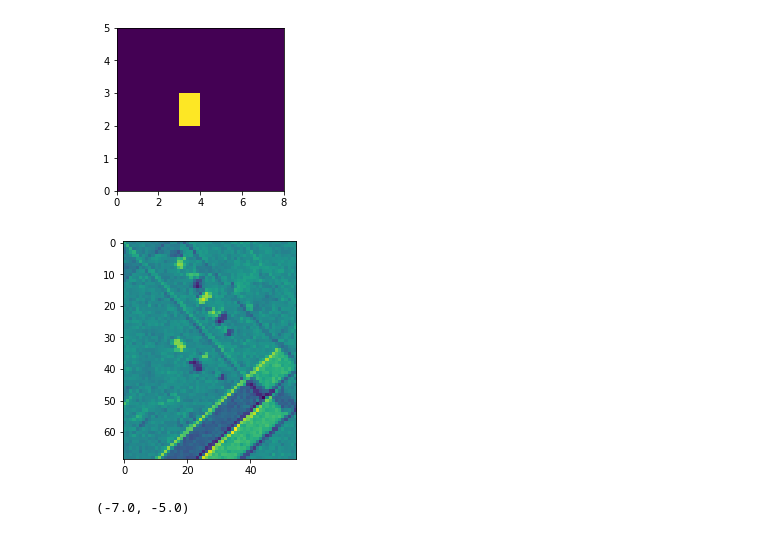
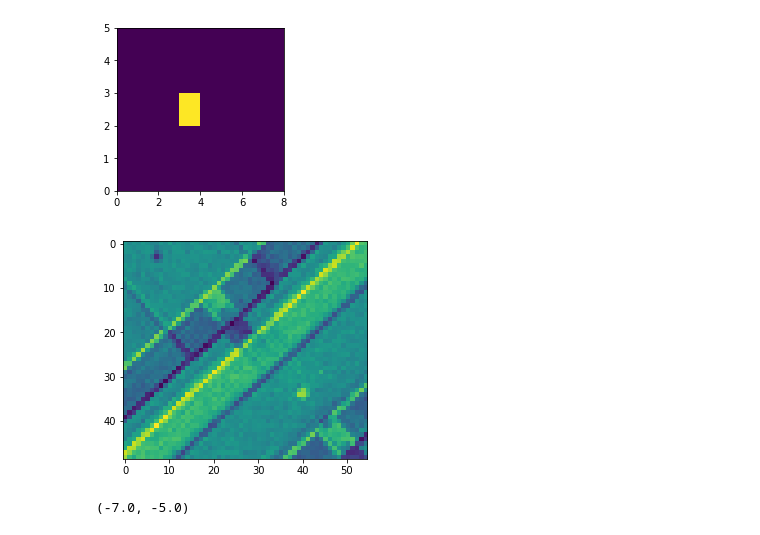
Before and after one commit to xdze2/stretchablecorr, a Jupyter notebook: toy_models/opti_corr.ipynb, the cells around one changed output. Cells and saved outputs as stored; diff of their text form; code cells hidden in the pictures.

```diff
--- a/toy_models/opti_corr.ipynb
+++ b/toy_models/opti_corr.ipynb
@@ -74,16 +74,16 @@ plt.pcolormesh(B)
 # %%
 # Translate & Crop
 
 dx, dy = 5.4, 6.6
 
-x, y = 570, 551
-Lx, Ly = 55, 69
+x, y = 570, 654
+Lx, Ly = 55, 49
 A = image[y:y+Ly, x:x+Lx]
 B = fft_translate(image, dx, dy)[y:y+Ly, x:x+Lx]
-B += 0.05*np.random.randn(*B.shape)
+B += 0.005*np.random.randn(*B.shape)
 plt.imshow(A-B);
 # %% [output]
-[figure, old version]
+[figure, new version]
 # %%
 from scipy.signal.windows import blackman
 
```
Also changed, not shown: parts of 6 cells of this notebook.
